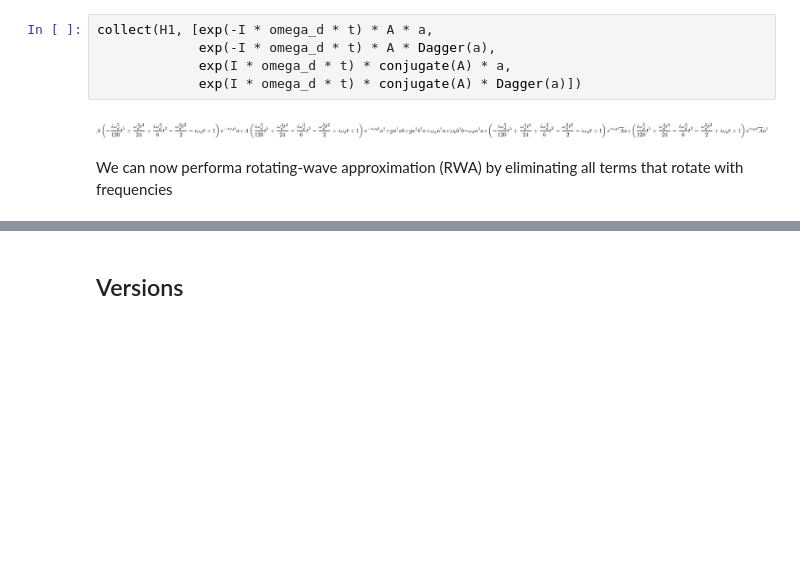
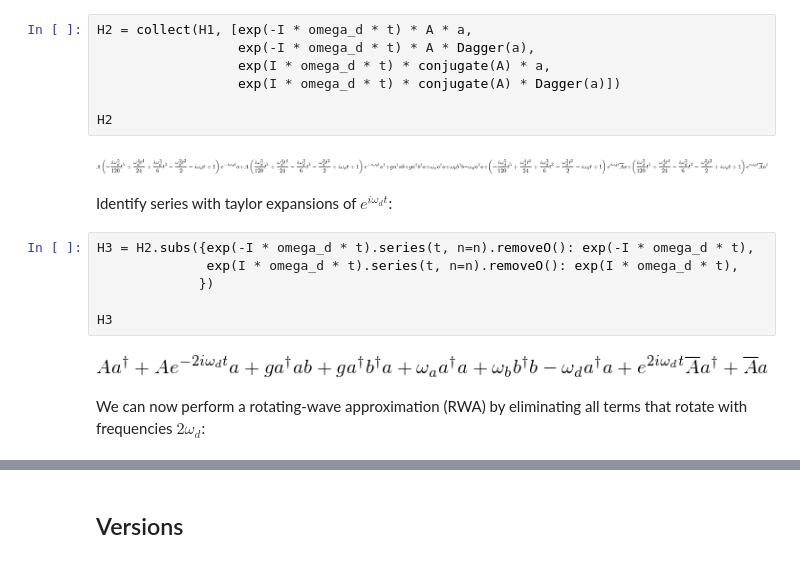
Before and after one commit to jrjohansson/sympsi-notebooks, a Jupyter notebook: sympy-quantum-boson-transformations.ipynb, the cells around one changed output, grey strips where cells are left out. Saved outputs shown, nothing was run; the diff lists cells and outputs as text; blank space fills up the shorter version.

```diff
--- a/sympy-quantum-boson-transformations.ipynb
+++ b/sympy-quantum-boson-transformations.ipynb
@@ -161,11 +161,23 @@ H1
 # %% [output]
 [figure]
 # %%
-collect(H1, [exp(-I * omega_d * t) * A * a,
-             exp(-I * omega_d * t) * A * Dagger(a),
-             exp(I * omega_d * t) * conjugate(A) * a,
-             exp(I * omega_d * t) * conjugate(A) * Dagger(a)])
+H2 = collect(H1, [exp(-I * omega_d * t) * A * a,
+                  exp(-I * omega_d * t) * A * Dagger(a),
+                  exp(I * omega_d * t) * conjugate(A) * a,
+                  exp(I * omega_d * t) * conjugate(A) * Dagger(a)])
+
+H2
 # %% [output]
 [figure]
+# %% [markdown]
+Identify series with taylor expansions of $e^{i\omega_dt}$:
+# %%
+H3 = H2.subs({exp(-I * omega_d * t).series(t, n=n).removeO(): exp(-I * omega_d * t),
+              exp(I * omega_d * t).series(t, n=n).removeO(): exp(I * omega_d * t),
+             })
+
+H3
+# %% [output]
+[figure, added]
 # %% [markdown]
-We can now performa rotating-wave approximation (RWA) by eliminating all terms that rotate with frequencies
+We can now perform a rotating-wave approximation (RWA) by eliminating all terms that rotate with frequencies $2\omega_d$:
```
Also changed, not shown: parts of 4 cells of this notebook.
